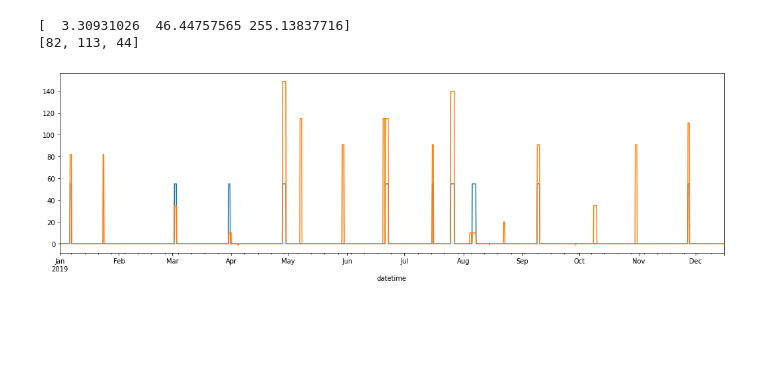
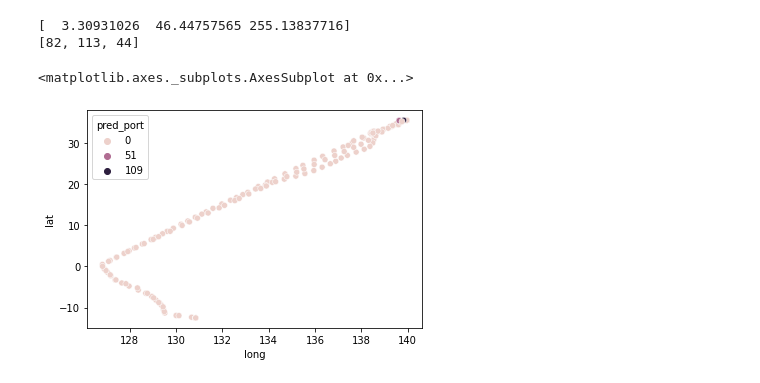
Before and after one commit to yaobviously/sym-cargo, a Jupyter notebook: sym_cargo.ipynb, the cells around one changed output. Cells and saved outputs as stored; diff of their text form; code cells hidden in the pictures; blank space fills up the shorter version.

```diff
--- a/sym_cargo.ipynb
+++ b/sym_cargo.ipynb
@@ -287,13 +285,2 @@ print(alldf[alldf['vessel'] == 57][['vin_per_hour', 'draft', 'sum_draft', 'pred_
-# %%
-def plot_vessel(vessel=34):
-
-  df = alldf[alldf['vessel'] == vessel]
-
-  df['tag'].plot(figsize=(18,5))
-  df['pred_port'].plot(figsize=(18,5))
-
-plot_vessel()
-# %% [output]
-[figure, removed]
 # %%
 alldf = pd.concat(processed_dfs[key] for key in processed_dfs.keys())
@@ -300,3 +298,15 @@ alldf = pd.concat(processed_dfs[key] for key in processed_dfs.keys())
+# %%
+def plot_vessel_route(vessel=133, begin_date='2019-11-25', end_date='2019-12-21'):
+
+  df = alldf[alldf['vessel'] == vessel]
+  df = df.loc[begin_date:end_date]
+
+  return sns.scatterplot(x=df['long'], y=df['lat'], hue='pred_port', data=df)
+# %%
+plot_vessel_route()
+# %% [output]
+<matplotlib.axes._subplots.AxesSubplot at 0x...>
+[figure, added]
 # %%
 def prepare_data(df, n_input = 3):
   """
```
Also changed, not shown: parts of 9 cells of this notebook.
